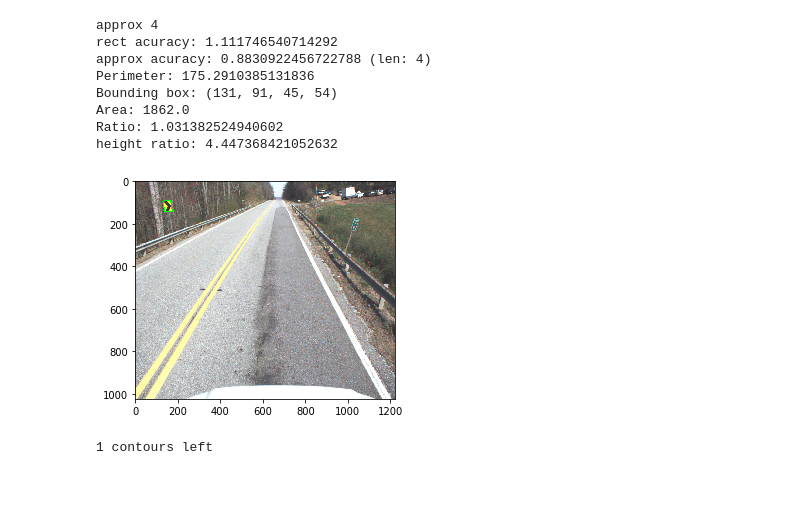
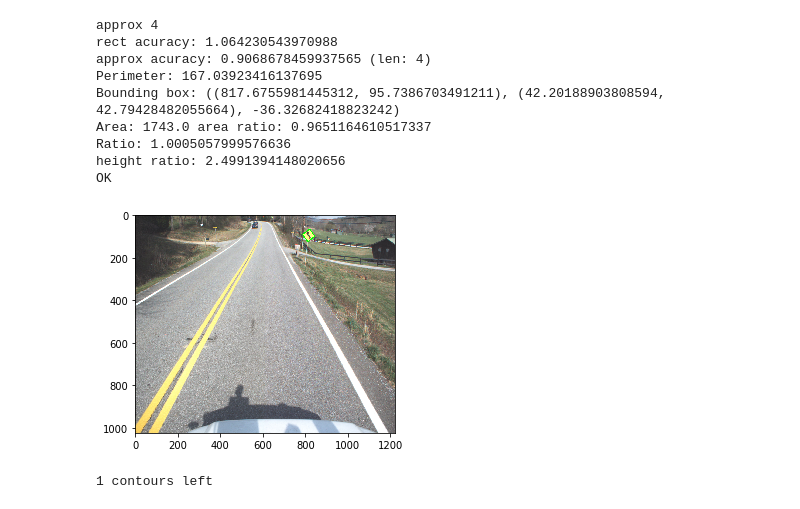
Before and after one commit to anliec/curve_sign_detection, a Jupyter notebook: test_filter.ipynb, the cells around one changed output. Cells and saved outputs as stored; diff of their text form; code cells hidden in the pictures.

```diff
--- a/test_filter.ipynb
+++ b/test_filter.ipynb
@@ -16,8 +16,8 @@ import matplotlib.pyplot as plt
 from src.detector.color_model_filter import *
 # %%
 #im = cv2.imread("data/006.jpg")
-file = "data/{:03d}.jpg".format(random.randint(1,404))
-#file = "data/353.jpg"
+#file = "data/{:03d}.jpg".format(random.randint(1,404))
+file = "data/219.jpg"
 print(file)
 im = cv2.imread(file)
 im = im[30:, :, :]
@@ -174,15 +268,15 @@ True
 # %%
 contours_threshold = {'min_per': 70,
                       'width_ratio': 3.0,
-                      'bounding_rect_area_max_ratio': 0.4,
+                      'bounding_rect_area_max_ratio': 0.5,
                       'max_squareness': 3.0,
-                      'max_height_ratio': 160}
+                      'max_height_ratio': 170}
 
 strict_contours_threshold = {'min_per': 50,
                              'width_ratio': 5.0,
-                             'bounding_rect_area_max_ratio': 0.4,
+                             'bounding_rect_area_max_ratio': 0.7,
                              'max_squareness': 1.5,
-                             'max_height_ratio': 500}
+                             'max_height_ratio': 200}
 
 def can_contour_be_sign(c, strict: bool=False):
     if not strict:
@@ -193,13 +287,13 @@ def can_contour_be_sign(c, strict: bool=False):
     print("Perimeter:", per)
     if per < param['min_per']:
         return False
-    bounding_box = cv2.boundingRect(c)
+    bounding_box = cv2.minAreaRect(c)
     print("Bounding box:",bounding_box)
-    if bounding_box[2] > param['width_ratio'] * bounding_box[3]:
+    if bounding_box[1][0] > param['width_ratio'] * bounding_box[1][1]:
         return False
     a = cv2.contourArea(c)
-    print("Area:", a)
-    if a < param['bounding_rect_area_max_ratio'] * bounding_box[2] * bounding_box[3]:
+    print("Area:", a, 'area ratio:', a / (bounding_box[1][0] * bounding_box[1][1]))
+    if a < param['bounding_rect_area_max_ratio'] * bounding_box[1][0] * bounding_box[1][1]:
         return False
     ratio = per**2 / (16 * a)
     print("Ratio:", ratio)
@@ -210,6 +304,7 @@ def can_contour_be_sign(c, strict: bool=False):
     print("height ratio:", h_ratio)
     if h_ratio > param['max_height_ratio']:
         return False
+    print("OK")
     return True
 filtered_contours = list(filter(can_contour_be_sign, contours))
 #filtered_contours = list(map(cv2.convexHull, filtered_contours))
@@ -322,7 +427,12 @@ def approximate_contours(contour_list, block_recution=False):
         approx_c = cv2.approxPolyDP(c,0.017 * cv2.arcLength(c, True), True)
         print('approx', len(approx_c))
         #approx_contours.append(approx_c)
-        if 4 <= len(approx_c) < 9:
+        #if 3 <= len(approx_c) <= 5:
+        #    approx_c = cv2.approxPolyDP(c,0.065 * cv2.arcLength(c, True), True)
+        #    if len(approx_c) == 3:
+        #        center = np.mean(approx_c, axis=0)
+        #        print(center)
+        if 4 <= len(approx_c) < 8:
             # convert to a convex polynome
             cc = cv2.convexHull(c)
             # approximate by reducing the number of line in polygone
@@ -330,49 +440,50 @@ def approximate_contours(contour_list, block_recution=False):
             # approximate by taking the smallest possible rect enclosing the polygone
             rect = cv2.minAreaRect(approx_c)
             # choose the one that have the best accuracy
             rect_area = rect[1][0] * rect[1][1]
             approx_cc_area = cv2.contourArea(approx_cc)
-            cc_area = cv2.contourArea(cc)
-            rect_acuracy = cc_area / rect_area
-            approx_accuracy = approx_cc_area / cc_area
+            c_area = cv2.contourArea(c)
+            rect_acuracy = c_area / rect_area
+            approx_accuracy = approx_cc_area / c_area
             print("rect acuracy:", rect_acuracy)
             print("approx acuracy: {} (len: {})".format(approx_accuracy, len(approx_cc)))
             if len(approx_cc) == 4 and ((approx_accuracy > 0.8 and not block_recution) or approx_accuracy > 0.9):
                 approx_contours.append(approx_cc)
                 continue
-            elif rect_acuracy > 0.75:
+            elif rect_acuracy > 0.7:
                 m = cv2.moments(c)
                 center = int(m['m10']/m['m00']), int(m['m01']/m['m00'])
                 rect = (center, (rect[1][0] * 1, rect[1][1] * 1), rect[2])
                 box = cv2.boxPoints(rect)
                 box = np.int0(box).reshape((4, 1, 2))
                 approx_contours.append(box)
                 continue
-        if 14 > len(approx_c) > 6 and not block_recution:
-                #probably two sign merged in one...
-                splitted_contours = try_to_split_signs(approx_c)
-                approx_contours += approximate_contours(splitted_contours, True)
+        if 6 < len(approx_c) < 14 and not block_recution:
+            #probably two sign merged in one...
+            splitted_contours = try_to_split_signs(approx_c)
+            approx_contours += approximate_contours(splitted_contours, True)
     return approx_contours
 
 aprox_cnt = approximate_contours(filtered_contours)
 aprox_cnt = list(filter(lambda x: can_contour_be_sign(x, strict=True), aprox_cnt))
 
 imacf = cv2.drawContours(im_rgb.copy(), aprox_cnt, -1, (0,255,0), 3)
 pylab.imshow(imacf)
 pylab.show()
 cv2.imwrite("contoursfa.png", cv2.cvtColor(imacf, cv2.COLOR_RGB2BGR))
 
 print("{} contours left".format(len(aprox_cnt)))
 # %% [output]
 approx 4
-rect acuracy: 1.111746540714292
-approx acuracy: 0.8830922456722788 (len: 4)
-Perimeter: 175.2910385131836
-Bounding box: (131, 91, 45, 54)
-Area: 1862.0
-Ratio: 1.031382524940602
-height ratio: 4.447368421052632
+rect acuracy: 1.064230543970988
+approx acuracy: 0.9068678459937565 (len: 4)
+Perimeter: 167.03923416137695
+Bounding box: ((817.6755981445312, 95.7386703491211), (42.20188903808594, 42.79428482055664), -36.32682418823242)
+Area: 1743.0 area ratio: 0.9651164610517337
+Ratio: 1.0005057999576636
+height ratio: 2.4991394148020656
+OK
-[figure, old version]
+[figure, new version]
 1 contours left
 # %%
 BOX_SIZE = 100
```
Also changed, not shown: parts of 14 cells of this notebook, 15 other files.
